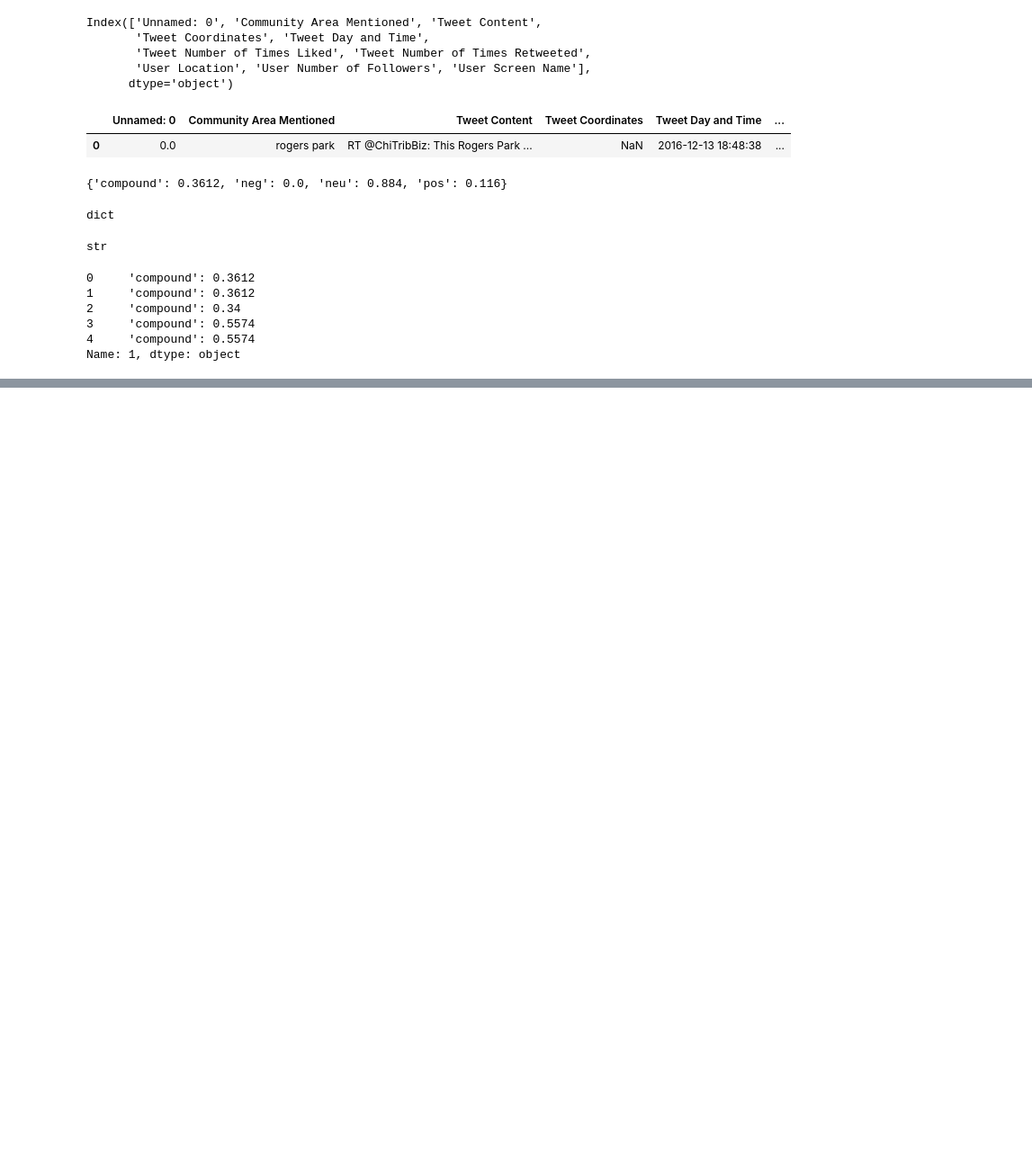
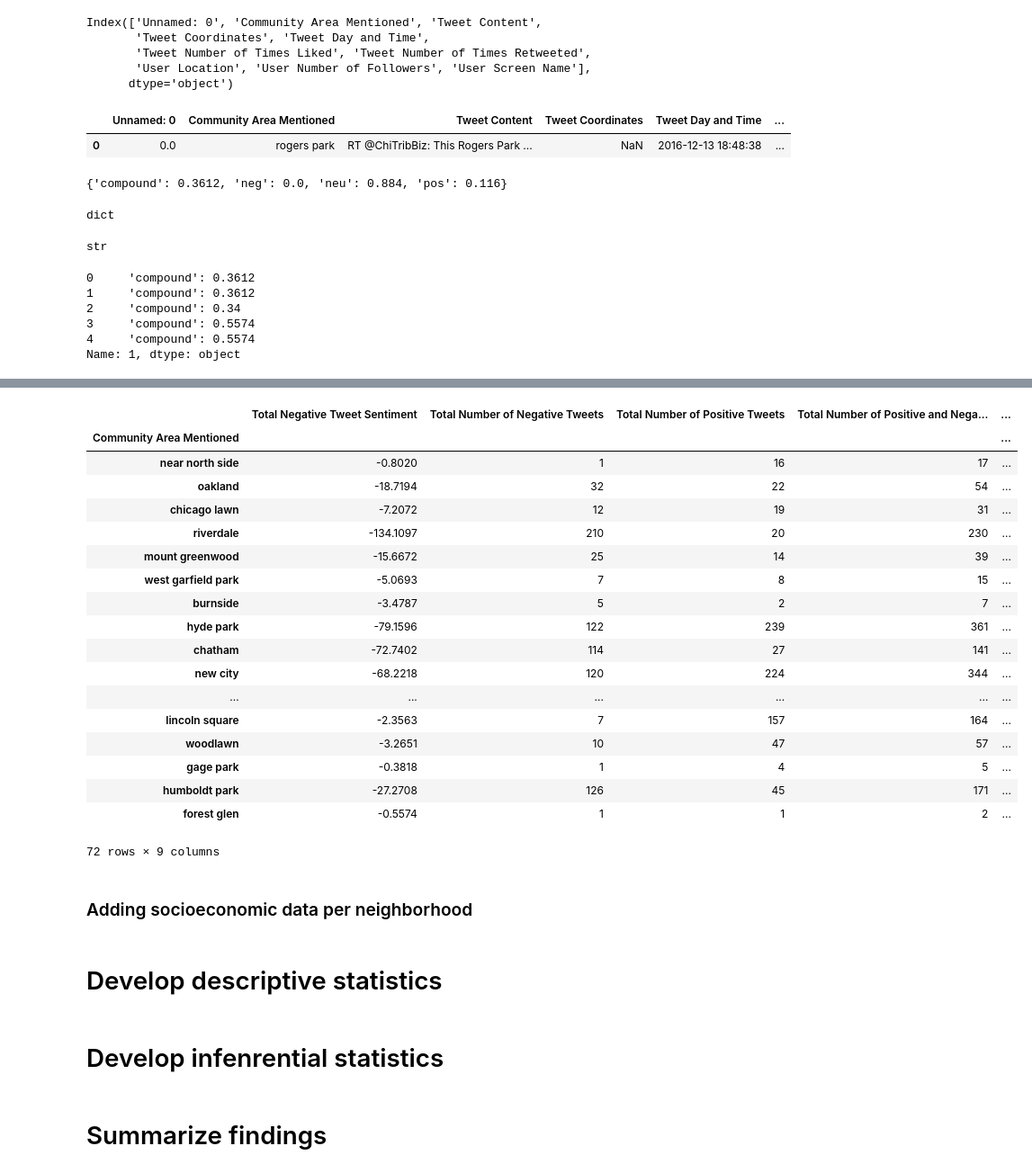
Before and after one commit to yarikan-zz/exploring-neighborhood-reputation, a Jupyter notebook: MAIN_project_notebook-all77.ipynb, the cells around one changed output, grey strips where cells are left out. Shown: that part at 90% size. Cells and saved outputs as stored; diff of their text form; code cells hidden in the pictures; blank space fills up the shorter version.

```diff
--- a/MAIN_project_notebook-all77.ipynb
+++ b/MAIN_project_notebook-all77.ipynb
@@ -391,0 +332,34 @@ dtype: float64
+# %%
+for neighborhood in neighb_level_df:
+    avg_neg = total_neg_tweet_by_neighb / total_tweet_by_neighb_neg_num
+    avg_pos = total_pos_tweet_by_neighb / total_tweet_by_neighb_pos_num
+    reputation_index_1 = (avg_neg+avg_pos) / 2
+    reputation_index_2 = ((5*avg_neg)+avg_pos) / 6
+
+neighb_level_df['Average Negative Sentiment'] = avg_neg
+neighb_level_df['Average Positive Sentiment'] = avg_pos
+neighb_level_df['Unweighted Reputation Score'] = reputation_index_1
+neighb_level_df['Weighted Reputation Score'] = reputation_index_2
+# %%
+neighb_level_df.fillna(0, inplace=True)
+neighb_level_df.sort_values(by='Unweighted Reputation Score')
+# %% [output]
+|  | Total Negative Tweet Sentiment | Total Number of Negative Tweets | Total Number of Positive Tweets | Total Number of Positive and Nega... | ... |
+| Community Area Mentioned |  |  |  |  | ... |
+| near north side | -0.8020 | 1 | 16 | 17 | ... |
+| oakland | -18.7194 | 32 | 22 | 54 | ... |
+| chicago lawn | -7.2072 | 12 | 19 | 31 | ... |
+| riverdale | -134.1097 | 210 | 20 | 230 | ... |
+| mount greenwood | -15.6672 | 25 | 14 | 39 | ... |
+| west garfield park | -5.0693 | 7 | 8 | 15 | ... |
+| burnside | -3.4787 | 5 | 2 | 7 | ... |
+| hyde park | -79.1596 | 122 | 239 | 361 | ... |
+| chatham | -72.7402 | 114 | 27 | 141 | ... |
+| new city | -68.2218 | 120 | 224 | 344 | ... |
+| ... | ... | ... | ... | ... | ... |
+| lincoln square | -2.3563 | 7 | 157 | 164 | ... |
+| woodlawn | -3.2651 | 10 | 47 | 57 | ... |
+| gage park | -0.3818 | 1 | 4 | 5 | ... |
+| humboldt park | -27.2708 | 126 | 45 | 171 | ... |
+| forest glen | -0.5574 | 1 | 1 | 2 | ... |
+72 rows × 9 columns
@@ -391,0 +369,8 @@ dtype: float64
+# %% [markdown]
+<h3>Adding socioeconomic data per neighborhood</h3>
+# %% [markdown]
+# Develop descriptive statistics
+# %% [markdown]
+# Develop infenrential statistics
+# %% [markdown]
+# Summarize findings
```
Also changed, not shown: parts of 34 cells of this notebook, 1 other file.
